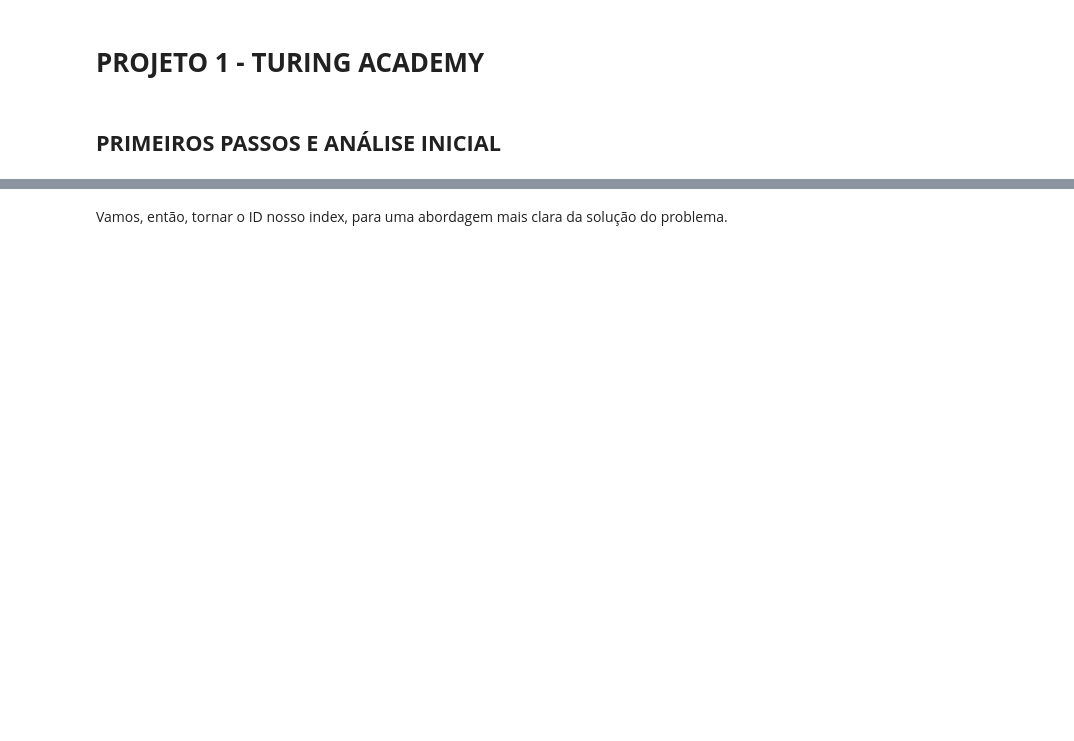
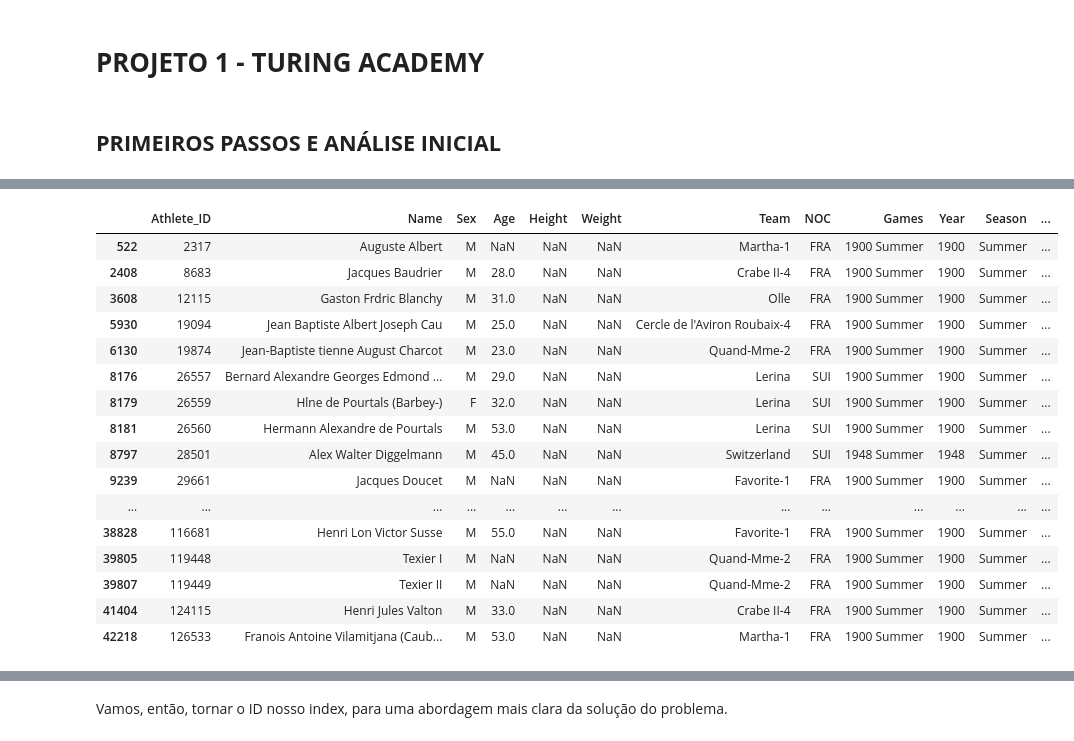
Before and after one commit to kauafillipe/Projeto-1---Turing-Academy, a Jupyter notebook: Projeto.ipynb, the cells around one changed output, grey strips where cells are left out. Cells and saved outputs as stored; diff of their text form; code cells hidden in the pictures; blank space fills up the shorter version.

```diff
--- a/Projeto.ipynb
+++ b/Projeto.ipynb
@@ -23,0 +21,21 @@ df.head()
+# %%
+values = ['Athlete_ID', 'Name', 'Event', 'Games']
+df[df.duplicated(subset=values)]
+# %% [output]
+|  | Athlete_ID | Name | Sex | Age | Height | Weight | Team | NOC | Games | Year | Season | ... |
+| 522 | 2317 | Auguste Albert | M | NaN | NaN | NaN | Martha-1 | FRA | 1900 Summer | 1900 | Summer | ... |
+| 2408 | 8683 | Jacques Baudrier | M | 28.0 | NaN | NaN | Crabe II-4 | FRA | 1900 Summer | 1900 | Summer | ... |
+| 3608 | 12115 | Gaston Frdric Blanchy | M | 31.0 | NaN | NaN | Olle | FRA | 1900 Summer | 1900 | Summer | ... |
+| 5930 | 19094 | Jean Baptiste Albert Joseph Cau | M | 25.0 | NaN | NaN | Cercle de l'Aviron Roubaix-4 | FRA | 1900 Summer | 1900 | Summer | ... |
+| 6130 | 19874 | Jean-Baptiste tienne August Charcot | M | 23.0 | NaN | NaN | Quand-Mme-2 | FRA | 1900 Summer | 1900 | Summer | ... |
+| 8176 | 26557 | Bernard Alexandre Georges Edmond ... | M | 29.0 | NaN | NaN | Lerina | SUI | 1900 Summer | 1900 | Summer | ... |
+| 8179 | 26559 | Hlne de Pourtals (Barbey-) | F | 32.0 | NaN | NaN | Lerina | SUI | 1900 Summer | 1900 | Summer | ... |
+| 8181 | 26560 | Hermann Alexandre de Pourtals | M | 53.0 | NaN | NaN | Lerina | SUI | 1900 Summer | 1900 | Summer | ... |
+| 8797 | 28501 | Alex Walter Diggelmann | M | 45.0 | NaN | NaN | Switzerland | SUI | 1948 Summer | 1948 | Summer | ... |
+| 9239 | 29661 | Jacques Doucet | M | NaN | NaN | NaN | Favorite-1 | FRA | 1900 Summer | 1900 | Summer | ... |
+| ... | ... | ... | ... | ... | ... | ... | ... | ... | ... | ... | ... | ... |
+| 38828 | 116681 | Henri Lon Victor Susse | M | 55.0 | NaN | NaN | Favorite-1 | FRA | 1900 Summer | 1900 | Summer | ... |
+| 39805 | 119448 | Texier I | M | NaN | NaN | NaN | Quand-Mme-2 | FRA | 1900 Summer | 1900 | Summer | ... |
+| 39807 | 119449 | Texier II | M | NaN | NaN | NaN | Quand-Mme-2 | FRA | 1900 Summer | 1900 | Summer | ... |
+| 41404 | 124115 | Henri Jules Valton | M | 33.0 | NaN | NaN | Crabe II-4 | FRA | 1900 Summer | 1900 | Summer | ... |
+| 42218 | 126533 | Franois Antoine Vilamitjana (Caub... | M | 53.0 | NaN | NaN | Martha-1 | FRA | 1900 Summer | 1900 | Summer | ... |
```
Also changed, not shown: parts of 69 cells of this notebook.
